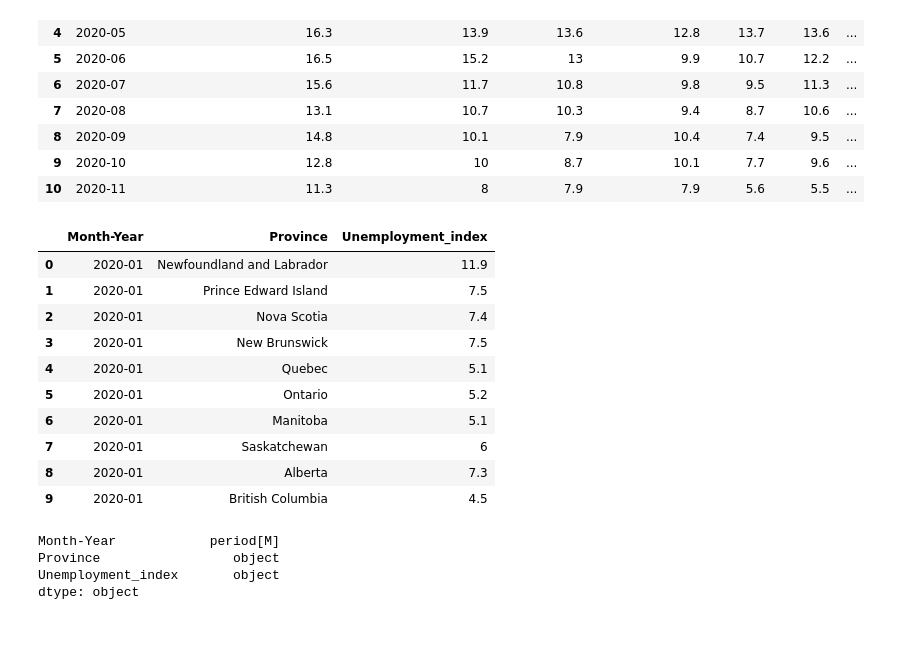
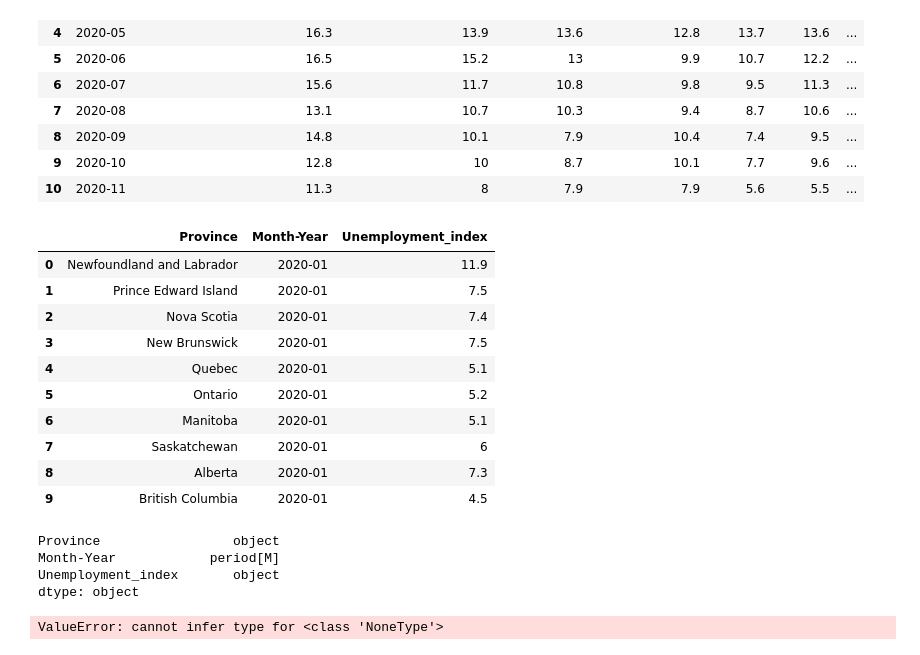
Before and after one commit to chenghaohan/ETL_Project_2, a Jupyter notebook: Unemployment.ipynb, the cells around one changed output. Cells and saved outputs as stored; diff of their text form; code cells hidden in the pictures.

```diff
--- a/Unemployment.ipynb
+++ b/Unemployment.ipynb
@@ -138,25 +138,25 @@ prov_can_unemp
 prov_can_unemp=prov_can_unemp.set_index('Month').stack().reset_index()
 prov_can_unemp.rename(columns={'level_1': 'Province', 0:'Unemployment_index', "Month" : "Month-Year"}, inplace=True)
 # %%
-prov_can_unemp = prov_can_unemp[["Month-Year", "Province", "Unemployment_index"]]
+prov_can_unemp = prov_can_unemp[["Province","Month-Year", "Unemployment_index"]]
 prov_can_unemp.head(10)
 # %% [output]
-|  | Month-Year | Province | Unemployment_index |
-| 0 | 2020-01 | Newfoundland and Labrador | 11.9 |
-| 1 | 2020-01 | Prince Edward Island | 7.5 |
-| 2 | 2020-01 | Nova Scotia | 7.4 |
-| 3 | 2020-01 | New Brunswick | 7.5 |
-| 4 | 2020-01 | Quebec | 5.1 |
-| 5 | 2020-01 | Ontario | 5.2 |
-| 6 | 2020-01 | Manitoba | 5.1 |
-| 7 | 2020-01 | Saskatchewan | 6 |
-| 8 | 2020-01 | Alberta | 7.3 |
-| 9 | 2020-01 | British Columbia | 4.5 |
+|  | Province | Month-Year | Unemployment_index |
+| 0 | Newfoundland and Labrador | 2020-01 | 11.9 |
+| 1 | Prince Edward Island | 2020-01 | 7.5 |
+| 2 | Nova Scotia | 2020-01 | 7.4 |
+| 3 | New Brunswick | 2020-01 | 7.5 |
+| 4 | Quebec | 2020-01 | 5.1 |
+| 5 | Ontario | 2020-01 | 5.2 |
+| 6 | Manitoba | 2020-01 | 5.1 |
+| 7 | Saskatchewan | 2020-01 | 6 |
+| 8 | Alberta | 2020-01 | 7.3 |
+| 9 | British Columbia | 2020-01 | 4.5 |
 # %%
 prov_can_unemp.dtypes
 # %% [output]
+Province                 object
 Month-Year            period[M]
-Province                 object
 Unemployment_index       object
 dtype: object
 # %%
@@ -164,3 +164,5 @@ dtype: object
 
 engine = create_engine('postgresql+psycopg2://cggjytcd:2Lf6GkD0Cb8TbV6e4-X7ZBCvNMh_zV3F@raja.db.elephantsql.com:5432/cggjytcd')
 prov_can_unemp.to_sql(name='unemployment', con=engine, if_exists='append', index=False)
+# %% [output]
+ValueError: cannot infer type for <class 'NoneType'>
```
